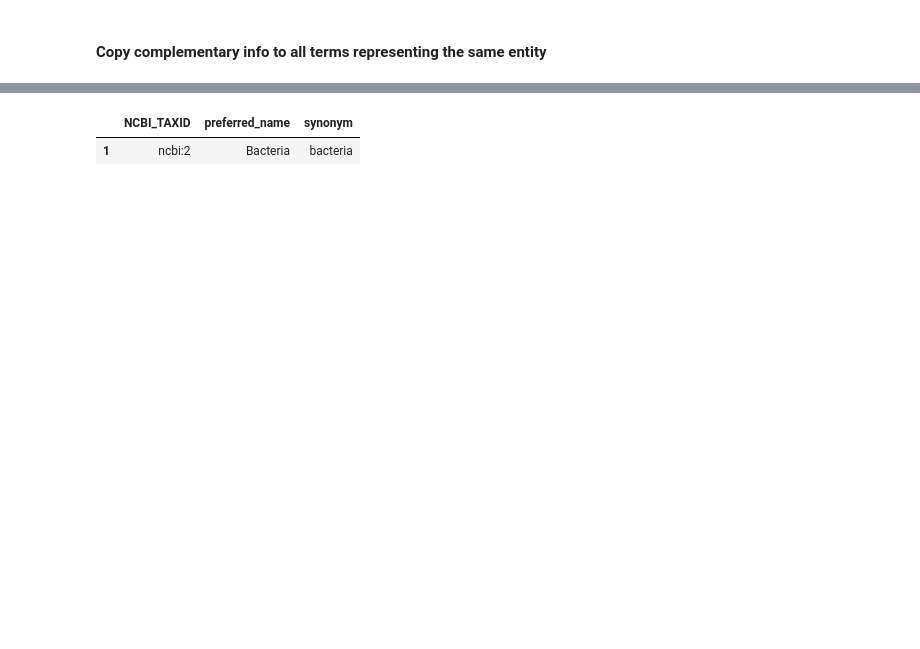
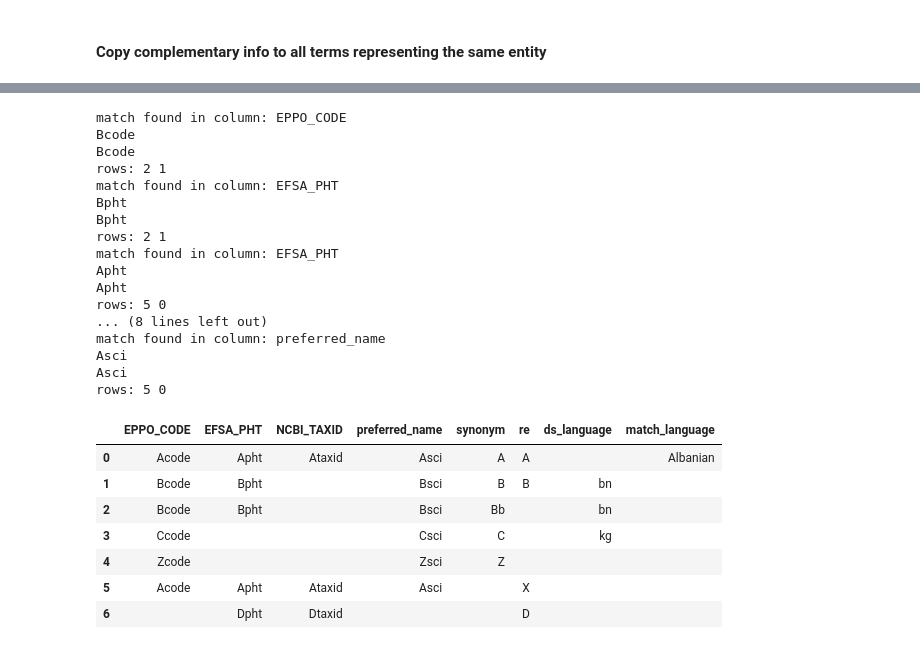
Before and after one commit to e-lubrini/quarantine-organisms-kr-nlp, a Jupyter notebook: lexical_resources/main.ipynb, the cells around one changed output, grey strips where cells are left out. Cells and saved outputs as stored; diff of their text form; code cells hidden in the pictures; blank space fills up the shorter version.

```diff
--- a/lexical_resources/main.ipynb
+++ b/lexical_resources/main.ipynb
@@ -565,7 +425,60 @@ db = pd.read_csv(LR_filepath, keep_default_na=False)
-# %%
-sci_name = 'Ralstonia pseudosolanacearum'
-
-prep_ncbi_db[(prep_ncbi_db['synonym']=='bacteria') | (prep_ncbi_db['synonym']=="'"+sci_name+"'")]
-# %% [output]
-|  | NCBI_TAXID | preferred_name | synonym |
-| 1 | ncbi:2 | Bacteria | bacteria |
+# %%
+crossed_final_db = eppo_efsa_final_db.copy()
+# %%
+entity_spec_cols = ['EPPO_CODE', 'EFSA_PHT', 'NCBI_TAXID', 'preferred_name']
+
+for col_i in range(len(entity_spec_cols)):
+    matching_col = entity_spec_cols[col_i]
+    filling_cols = entity_spec_cols.copy()
+    filling_cols.remove(matching_col)
+
+    for i in range(len(crossed_final_db)): # row to be filled
+        for j in range(len(crossed_final_db)): # row to take complementary info
+            if i == j:
+                break
+
+            ## if matching values on matching_col (and not empty)
+            if crossed_final_db.at[i,matching_col] and crossed_final_db.at[i,matching_col] == crossed_final_db.at[j,matching_col]:
+
+                print('match found in column: '+matching_col)
+                print(crossed_final_db.at[i,matching_col])
+                print(crossed_final_db.at[j,matching_col])
+                print('rows:',i,j)
+
+                ## fill with values from complementary row
+                for filling_col in filling_cols:
+                    crossed_final_db.at[i,filling_col] = max(
+                        crossed_final_db.at[i,filling_col],
+                        crossed_final_db.at[j,filling_col]
+                    )
+                if i == 4:
+                    print(j)
+                    print(crossed_final_db.at[j,filling_col])
+
+display(crossed_final_db)
+# %% [output]
+match found in column: EPPO_CODE
+Bcode
+Bcode
+rows: 2 1
+match found in column: EFSA_PHT
+Bpht
+Bpht
+rows: 2 1
+match found in column: EFSA_PHT
+Apht
+Apht
+rows: 5 0
+... (8 lines left out)
+match found in column: preferred_name
+Asci
+Asci
+rows: 5 0
+|  | EPPO_CODE | EFSA_PHT | NCBI_TAXID | preferred_name | synonym | re | ds_language | match_language |
+| 0 | Acode | Apht | Ataxid | Asci | A | A |  | Albanian |
+| 1 | Bcode | Bpht |  | Bsci | B | B | bn |  |
+| 2 | Bcode | Bpht |  | Bsci | Bb |  | bn |  |
+| 3 | Ccode |  |  | Csci | C |  | kg |  |
+| 4 | Zcode |  |  | Zsci | Z |  |  |  |
+| 5 | Acode | Apht | Ataxid | Asci |  | X |  |  |
+| 6 |  | Dpht | Dtaxid |  |  | D |  |  |
```
Also changed, not shown: parts of 42 cells of this notebook.
